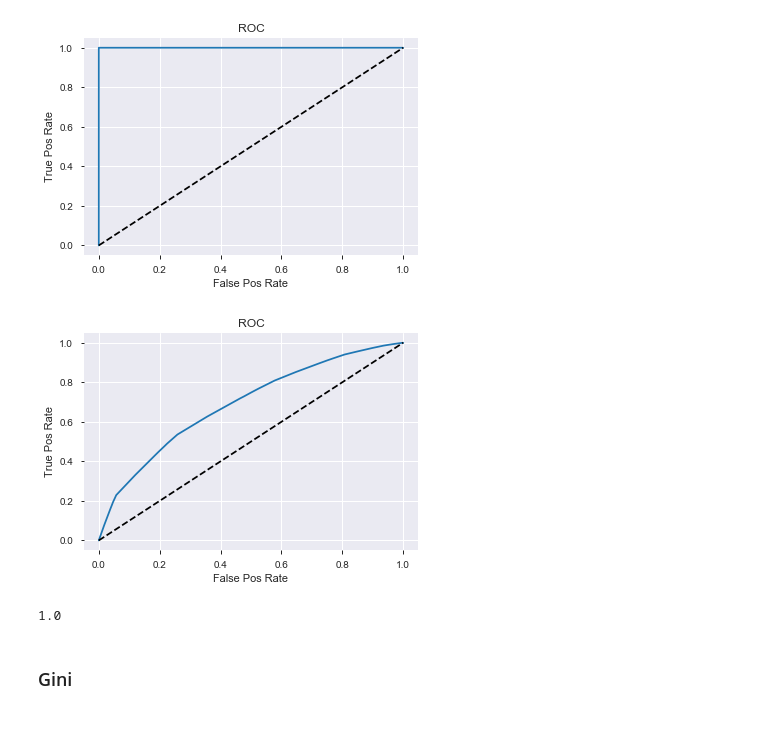
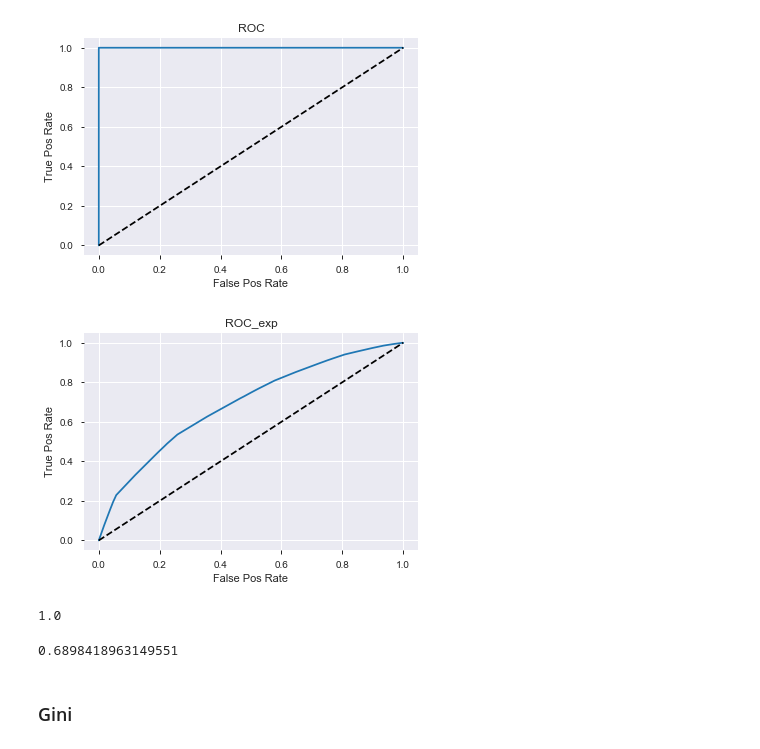
Before and after one commit to fayadabbasi/CreditRisk, a Jupyter notebook: LendingClub_Log_Reg.ipynb, the cells around one changed output. Cells and saved outputs as stored; diff of their text form; code cells hidden in the pictures.

Commit message:
developed credit score

```diff
--- a/LendingClub_Log_Reg.ipynb
+++ b/LendingClub_Log_Reg.ipynb
@@ -509,16 +505,21 @@ plt.ylabel('True Pos Rate');
 # %%
 plt.plot(fpr_exp,tpr_exp)
 plt.plot(fpr_exp,fpr_exp, linestyle='--', color='k')
-plt.title('ROC')
+plt.title('ROC_exp')
 plt.xlabel('False Pos Rate')
 plt.ylabel('True Pos Rate');
 # %% [output]
-[figure, old version]
+[figure, new version]
 # %%
 auroc = roc_auc_score(df_actual_predicted_probs['loan_data_targets_test'], df_actual_predicted_probs['yhat_test_proba'])
 # %%
 auroc
 # %% [output]
 1.0
+# %%
+auroc_exp = roc_auc_score(df_actual_predicted_probs_exp['loan_data_targets_test'], df_actual_predicted_probs_exp['yhat_test_proba_exp'])
+auroc_exp
+# %% [output]
+0.6898418963149551
 # %% [markdown]
 ### Gini
```
Also changed, not shown: parts of 57 cells of this notebook.
